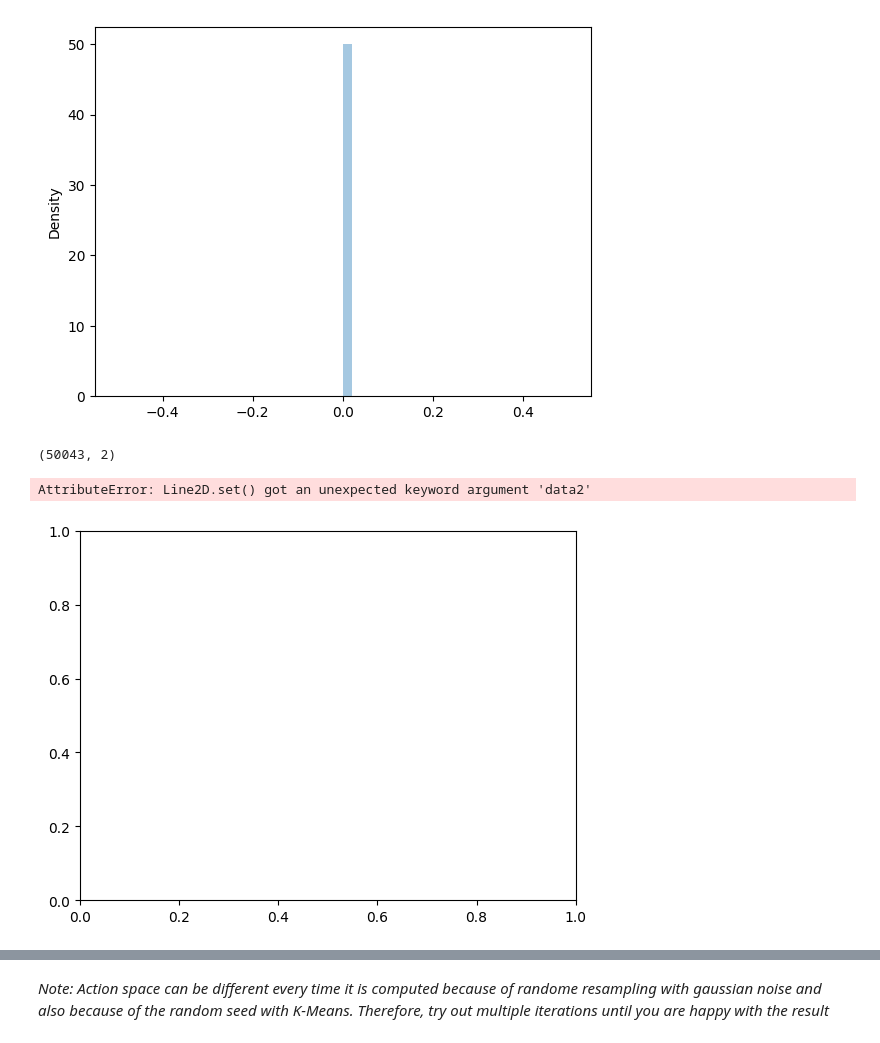
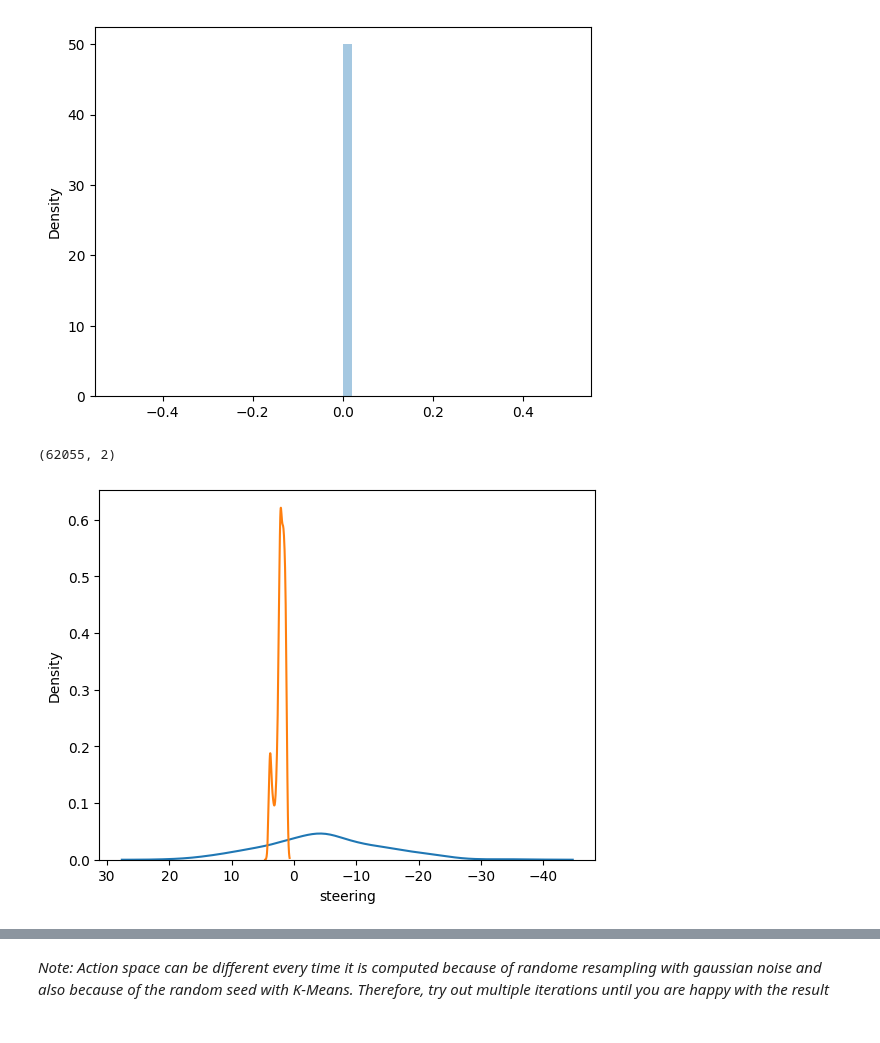
Before and after one commit to debanjanbasu/Capstone_AWS_DeepRacer, a Jupyter notebook: Compute_Speed_And_Actions/RaceLine_Speed_ActionSpace.ipynb, the cells around one changed output, grey strips where cells are left out. Cells and saved outputs as stored; diff of their text form; code cells hidden in the pictures.

Commit message:
updated speed

````diff
--- a/Compute_Speed_And_Actions/RaceLine_Speed_ActionSpace.ipynb
+++ b/Compute_Speed_And_Actions/RaceLine_Speed_ActionSpace.ipynb
@@ -22,7 +22,7 @@ import warnings
 warnings.filterwarnings('ignore')
 # %%
 # Path of the optimal racing line (.npy file)
-fpath = "./racelines/reInvent2019_wide_cw-1500-8-2023-10-26-131439.npy"
+fpath = "./racelines/reInvent2019_wide_cw-1500-8-2023-10-26-151550.npy"
 
 # Change manually (this is only so that output files are named correctly)
 TRACK_NAME = "reInvent2019_wide_cw"
@@ -134,7 +134,7 @@ def dist_2_points(x1, x2, y1, y2):
 - Change ```MIN_SPEED``` and ```MAX_SPEED``` to fit the track and model !
 # %%
 LOOK_AHEAD_POINTS = 5
-MIN_SPEED = 2
+MIN_SPEED = 1.3
 MAX_SPEED = 4
 
 # Calculate optimal speed
@@ -312,14 +312,14 @@ all_actions_norm = pd.concat([all_actions_norm,add_initial_actions], axis=0, ign
 # Display actions shape
 all_actions_norm.shape
 # %% [output]
-(50043, 2)
+(62055, 2)
 # %%
 all_actions_norm_less = all_actions_norm.sample(frac=0.01).reset_index(drop=True) # sample bc less compute time
-ax = sns.kdeplot(data=all_actions_norm_less["steering"],data2=all_actions_norm_less["velocity"])
+ax = sns.kdeplot(data=all_actions_norm_less["steering"])
+ax = sns.kdeplot(data=all_actions_norm_less["velocity"])
 ax.invert_xaxis()
 # %% [output]
-AttributeError: Line2D.set() got an unexpected keyword argument 'data2'
-[figure, old version]
+[figure, new version]
 # %%
 X = all_actions_norm
 
````
Also changed, not shown: parts of 8 cells of this notebook, 4 other files.
